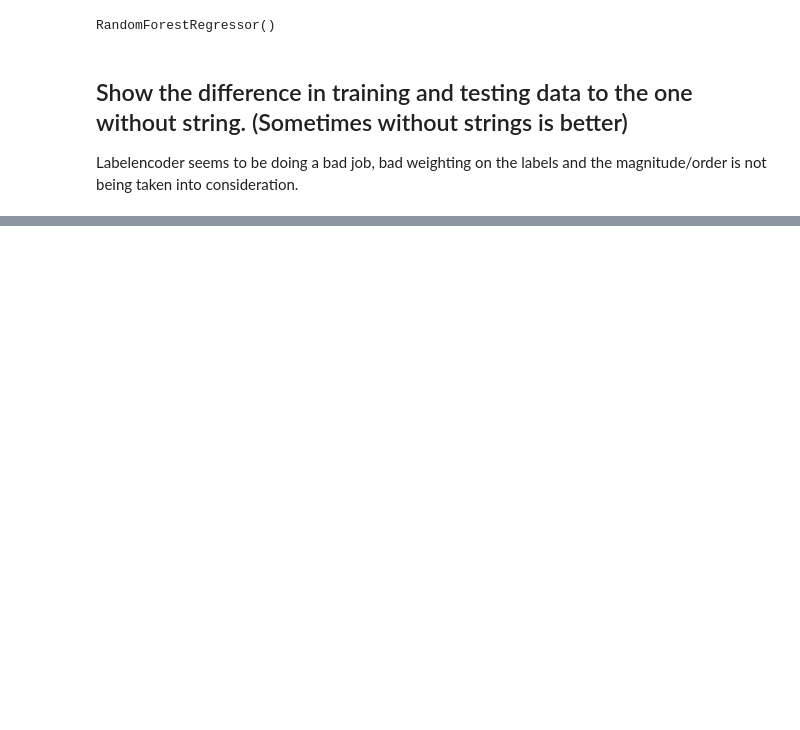
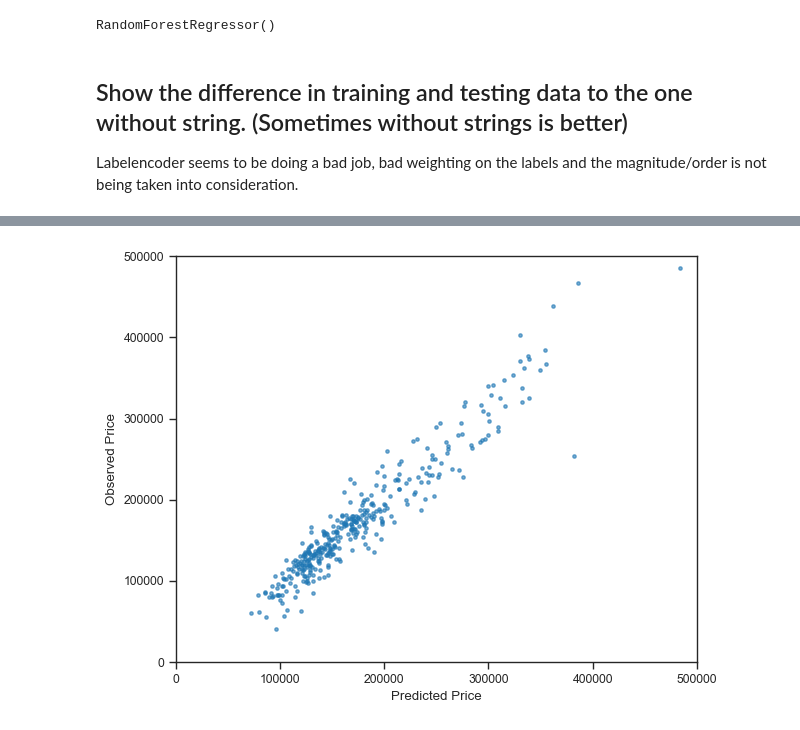
Before and after one commit to yummypugs/Data-Analytics-in-Business, a Jupyter notebook: 1.0 Housing Dataset with Strings_Ian.ipynb, the cells around one changed output, grey strips where cells are left out. Saved outputs shown, nothing was run; the diff lists cells and outputs as text; code cells hidden in the pictures; blank space fills up the shorter version.

```diff
--- a/1.0 Housing Dataset with Strings_Ian.ipynb
+++ b/1.0 Housing Dataset with Strings_Ian.ipynb
@@ -276,0 +174,4 @@ plt.show()
+# %%
+cmn.plot_single_scatter(observed=y_test.to_numpy(), predicted=forest.predict(X_test))
+# %% [output]
+[figure, added]
```
Also changed, not shown: parts of 28 cells of this notebook, 2 other files.
